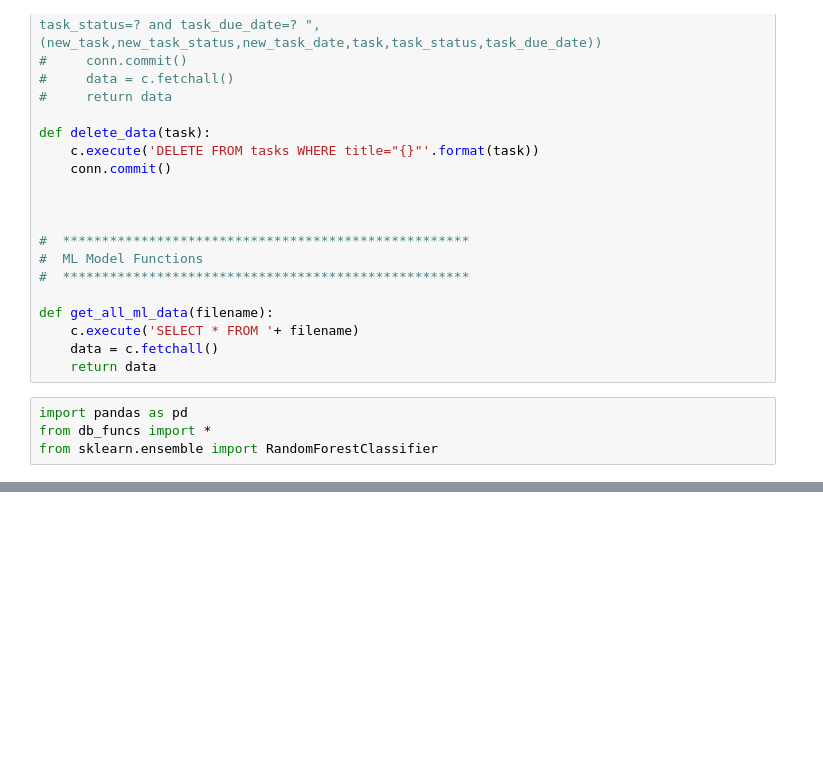
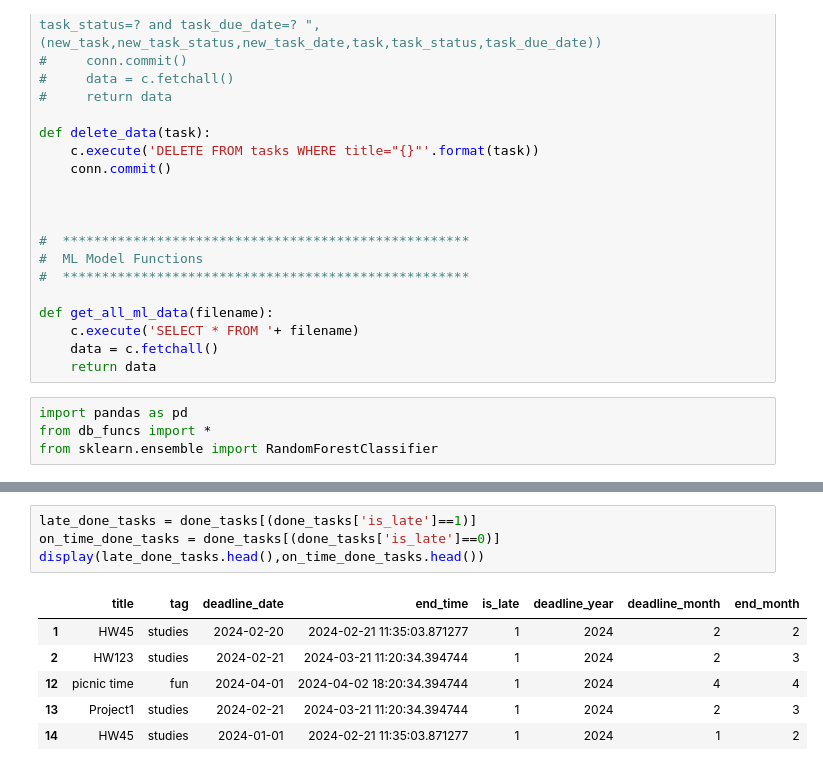
Before and after one commit to ritaibraheem/To-Do-Tune, a Jupyter notebook: FinalProject.ipynb, the cells around one changed output, grey strips where cells are left out. Saved outputs shown, nothing was run; the diff lists cells and outputs as text; blank space fills up the shorter version.

```diff
--- a/FinalProject.ipynb
+++ b/FinalProject.ipynb
@@ -155,0 +104,11 @@ data_df
+# %%
+late_done_tasks = done_tasks[(done_tasks['is_late']==1)]
+on_time_done_tasks = done_tasks[(done_tasks['is_late']==0)]
+display(late_done_tasks.head(),on_time_done_tasks.head())
+# %% [output]
+|  | title | tag | deadline_date | end_time | is_late | deadline_year | deadline_month | end_month |
+| 1 | HW45 | studies | 2024-02-20 | 2024-02-21 11:35:03.871277 | 1 | 2024 | 2 | 2 |
+| 2 | HW123 | studies | 2024-02-21 | 2024-03-21 11:20:34.394744 | 1 | 2024 | 2 | 3 |
+| 12 | picnic time | fun | 2024-04-01 | 2024-04-02 18:20:34.394744 | 1 | 2024 | 4 | 4 |
+| 13 | Project1 | studies | 2024-02-21 | 2024-03-21 11:20:34.394744 | 1 | 2024 | 2 | 3 |
+| 14 | HW45 | studies | 2024-01-01 | 2024-02-21 11:35:03.871277 | 1 | 2024 | 1 | 2 |
```
Also changed, not shown: parts of 27 cells of this notebook, 2 other files.
